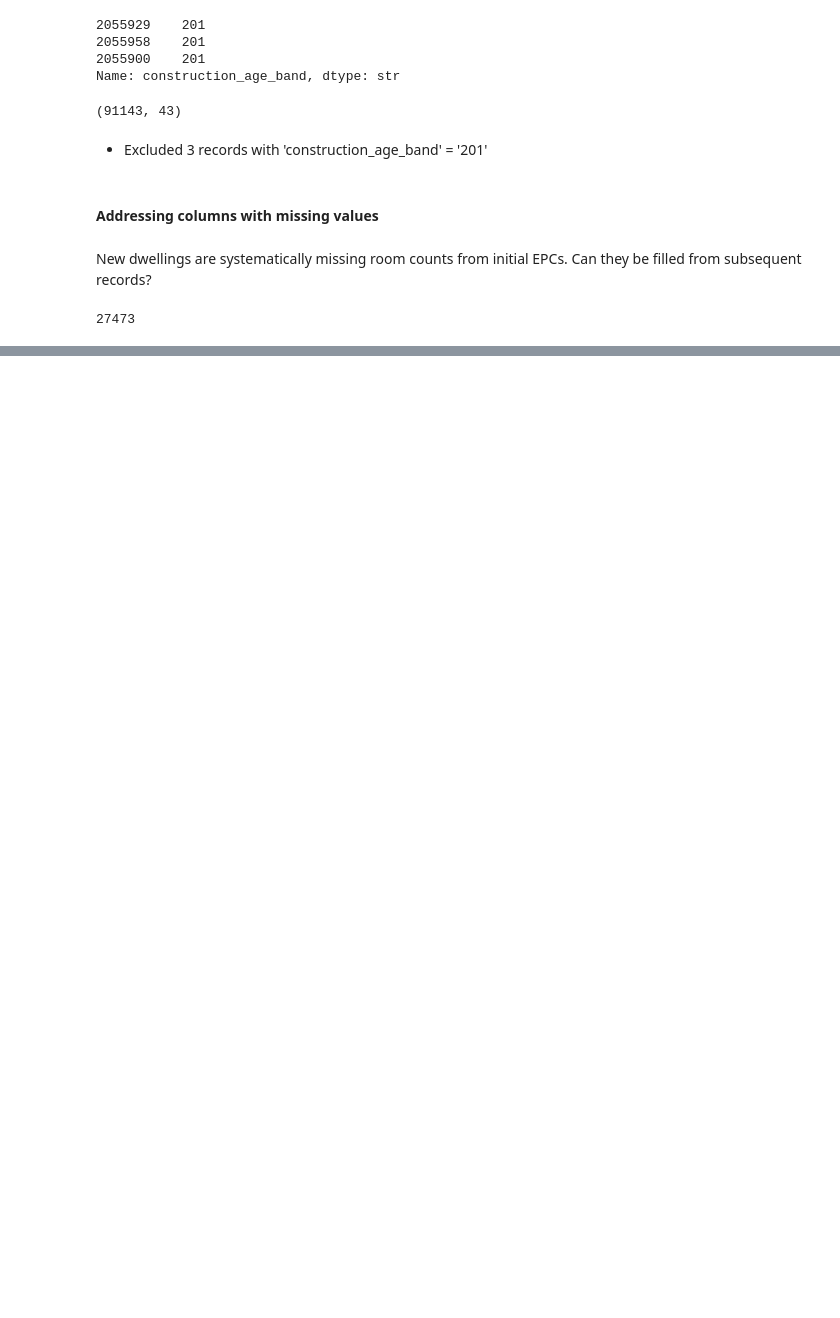
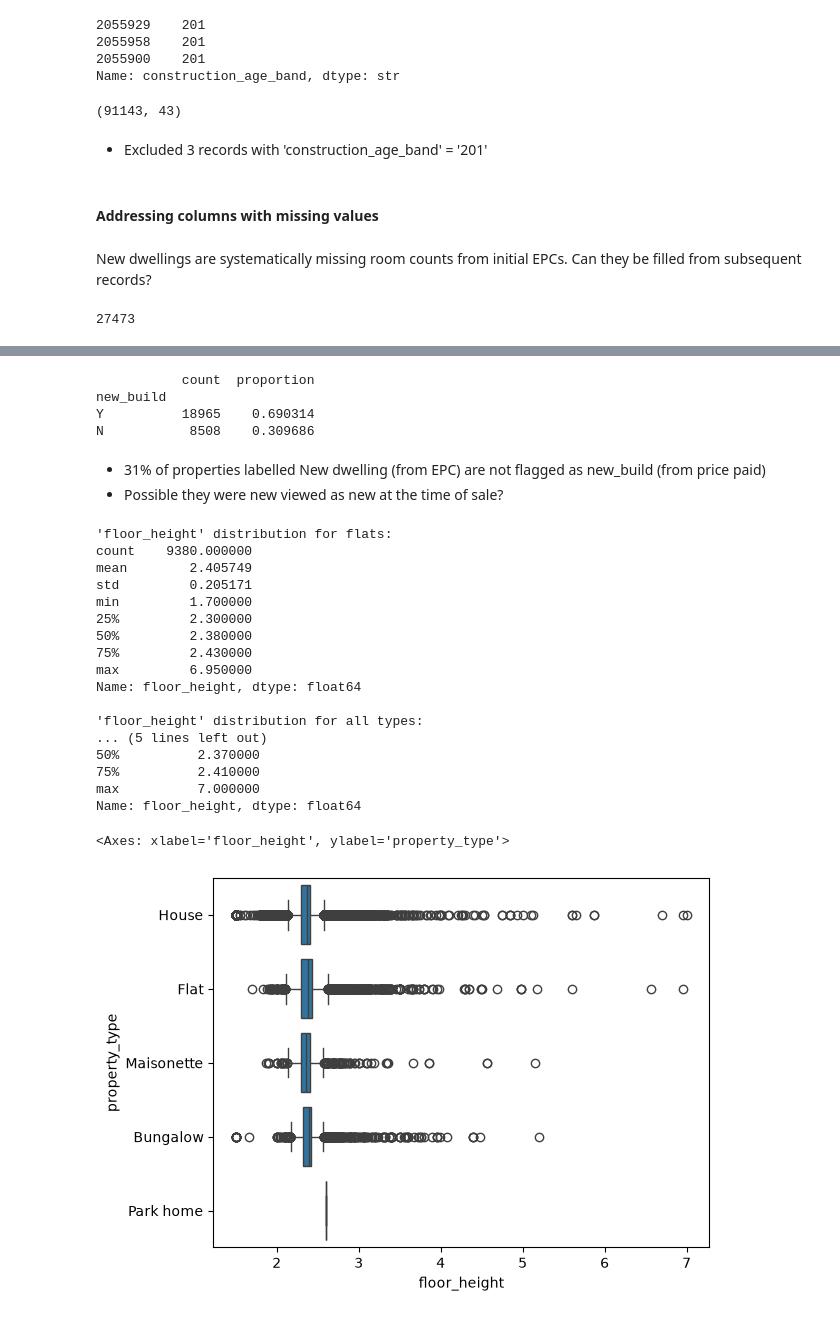
Before and after one commit to TomSCarter/land-registry-cleaning-pipeline, a Jupyter notebook: notebooks/part_4_missing_data.ipynb, the cells around one changed output, grey strips where cells are left out. Saved outputs shown, nothing was run; the diff lists cells and outputs as text; code cells hidden in the pictures; blank space fills up the shorter version.

Commit message:
Part 4: Investigated: if missing 'number_heated_rooms' could be filled from post-sale EPC records, missing 'floor_height' records

```diff
--- a/notebooks/part_4_missing_data.ipynb
+++ b/notebooks/part_4_missing_data.ipynb
@@ -392,0 +395,37 @@ Name: number_heated_rooms, Length: 22344, dtype: bool
+# %%
+print(pd.concat([df[df['transaction_type'] == 'New dwelling']['new_build'].value_counts(), df[df['transaction_type'] == 'New dwelling']['new_build'].value_counts(normalize=True)], axis=1))
+# %% [output]
+           count  proportion
+new_build
+Y          18965    0.690314
+N           8508    0.309686
+# %% [markdown]
+- 31% of properties labelled New dwelling (from EPC) are not flagged as new_build (from price paid)
+- Possible they were new viewed as new at the time of sale?
+# %%
+print("'floor_height' distribution for flats:")
+print(df[df['property_type'] == 'Flat']['floor_height'].describe())
+print("\n'floor_height' distribution for all types:")
+print(df['floor_height'].describe())
+
+sns.boxplot(df, x='floor_height', y='property_type')
+# %% [output]
+'floor_height' distribution for flats:
+count    9380.000000
+mean        2.405749
+std         0.205171
+min         1.700000
+25%         2.300000
+50%         2.380000
+75%         2.430000
+max         6.950000
+Name: floor_height, dtype: float64
+
+'floor_height' distribution for all types:
+... (5 lines left out)
+50%          2.370000
+75%          2.410000
+max          7.000000
+Name: floor_height, dtype: float64
+<Axes: xlabel='floor_height', ylabel='property_type'>
+[figure, added]
```
Also changed, not shown: parts of 3 cells of this notebook, 1 other file.
